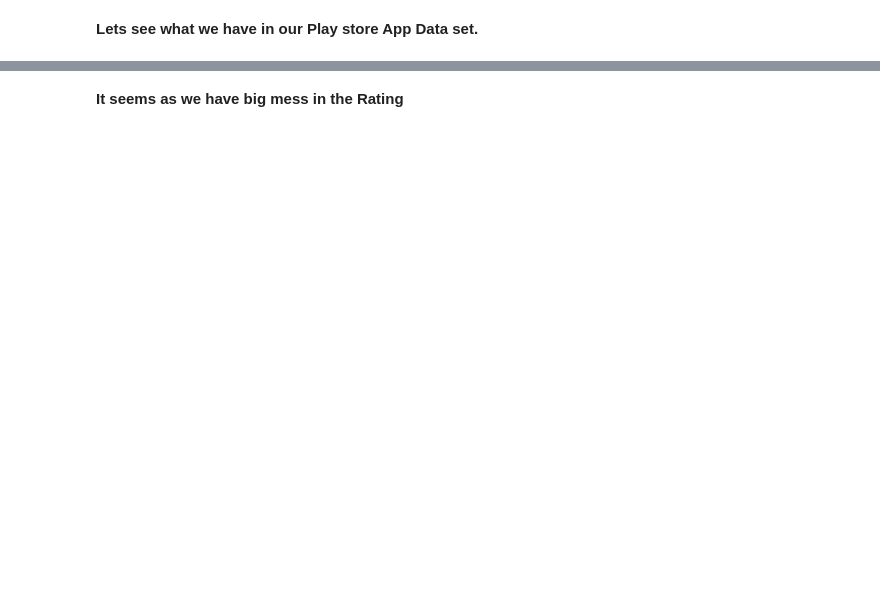
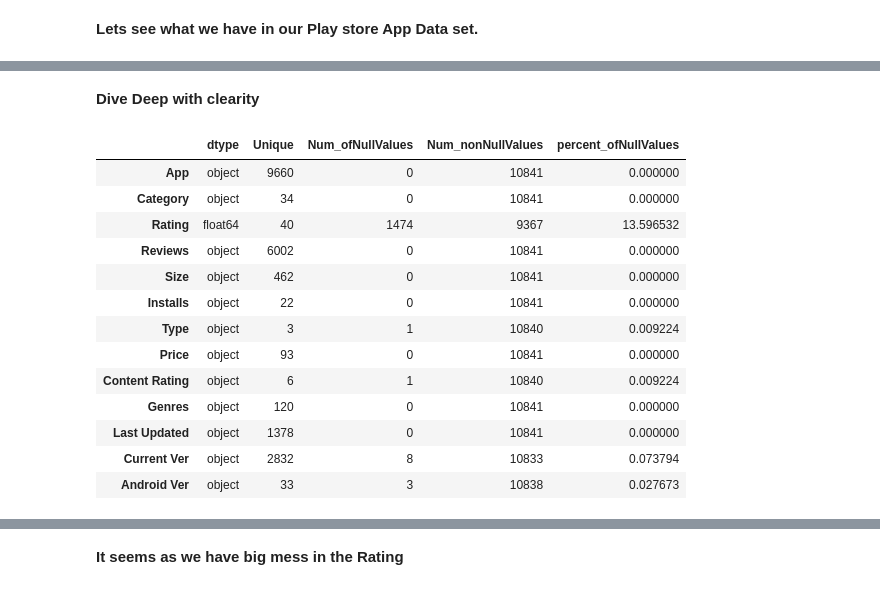
Before and after one commit to DeepakKumarSingh003/Play-store-App-Review-EDA, a Jupyter notebook: Play_Store_App_Review_EDA_Analysis_Capstone_Project.ipynb, the cells around one changed output, grey strips where cells are left out. Cells and saved outputs as stored; diff of their text form; code cells hidden in the pictures; blank space fills up the shorter version.

```diff
--- a/Play_Store_App_Review_EDA_Analysis_Capstone_Project.ipynb
+++ b/Play_Store_App_Review_EDA_Analysis_Capstone_Project.ipynb
@@ -75,0 +67,30 @@ memory usage: 1.1+ MB
+# %% [markdown]
+<b>Dive Deep with clearity
+# %%
+#Make a function for detail information.
+def Detailed_info(DataFrame):
+  '''This Function will give detailed information with clearity about the DataFrame it will provide:
+      1.Columns name,2.Data type,3.Unique in Data frame,4.Total nulls,5.Not Nulls,6.Percentage of Nulls
+  '''
+  info = pd.DataFrame(index=DataFrame.columns)
+  info['dtype'] = DataFrame.dtypes
+  info['Unique'] = DataFrame.nunique()
+  info['Num_ofNullValues'] = DataFrame.isnull().sum()
+  info['Num_nonNullValues'] = DataFrame.count()
+  info['percent_ofNullValues'] = info['Num_ofNullValues']/len(DataFrame) * 100
+  return info
+# %% [output]
+|  | dtype | Unique | Num_ofNullValues | Num_nonNullValues | percent_ofNullValues |
+| App | object | 9660 | 0 | 10841 | 0.000000 |
+| Category | object | 34 | 0 | 10841 | 0.000000 |
+| Rating | float64 | 40 | 1474 | 9367 | 13.596532 |
+| Reviews | object | 6002 | 0 | 10841 | 0.000000 |
+| Size | object | 462 | 0 | 10841 | 0.000000 |
+| Installs | object | 22 | 0 | 10841 | 0.000000 |
+| Type | object | 3 | 1 | 10840 | 0.009224 |
+| Price | object | 93 | 0 | 10841 | 0.000000 |
+| Content Rating | object | 6 | 1 | 10840 | 0.009224 |
+| Genres | object | 120 | 0 | 10841 | 0.000000 |
+| Last Updated | object | 1378 | 0 | 10841 | 0.000000 |
+| Current Ver | object | 2832 | 8 | 10833 | 0.073794 |
+| Android Ver | object | 33 | 3 | 10838 | 0.027673 |
```
Also changed, not shown: parts of 82 cells of this notebook.
